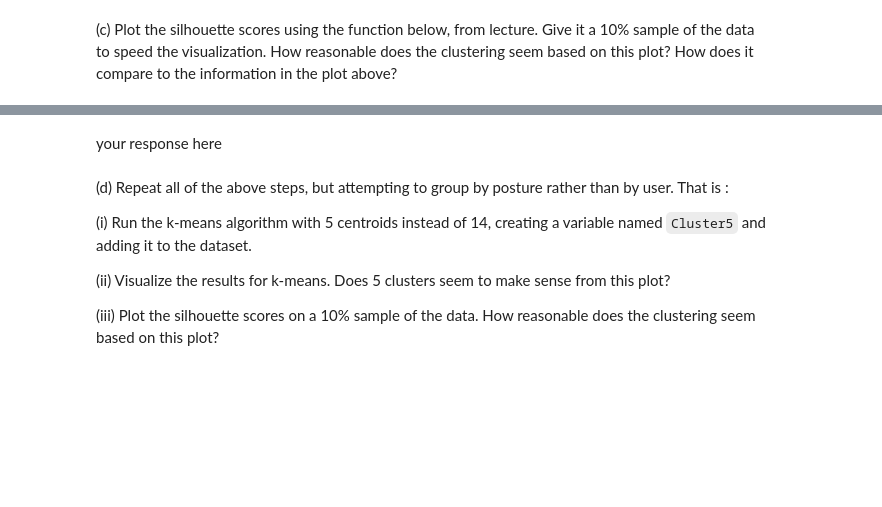
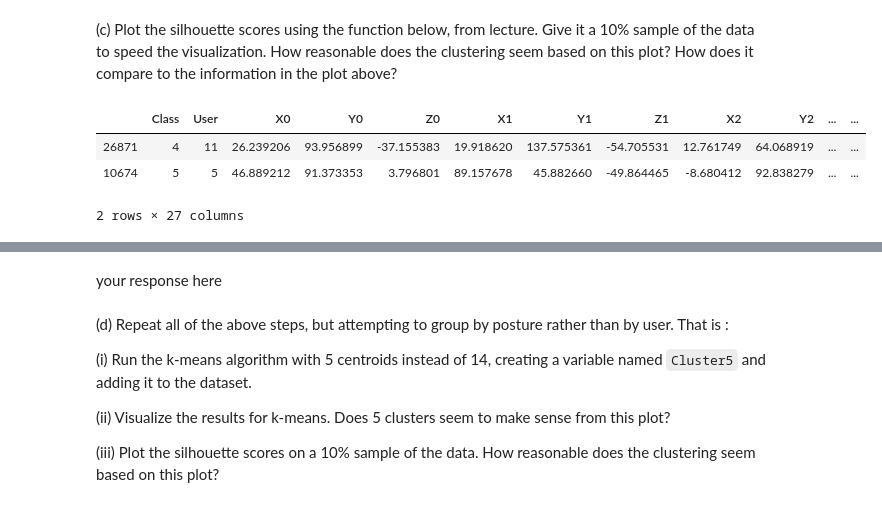
Before and after one commit to gurdeep101/2020-CS109B, a Jupyter notebook: content/homeworks/hw02/notebook/cs109b_hw2.ipynb, the cells around one changed output, grey strips where cells are left out. Saved outputs shown, nothing was run; the diff lists cells and outputs as text; code cells hidden in the pictures; blank space fills up the shorter version.

```diff
--- a/content/homeworks/hw02/notebook/cs109b_hw2.ipynb
+++ b/content/homeworks/hw02/notebook/cs109b_hw2.ipynb
@@ -309,0 +327,8 @@ def silplot(X, cluster_labels, clusterer, pointlabels=None):
+# %%
+handy_10pct = handy.sample(frac = 0.1)
+handy_10pct.head(n=2)
+# %% [output]
+|  | Class | User | X0 | Y0 | Z0 | X1 | Y1 | Z1 | X2 | Y2 | ... | ... |
+| 26871 | 4 | 11 | 26.239206 | 93.956899 | -37.155383 | 19.918620 | 137.575361 | -54.705531 | 12.761749 | 64.068919 | ... | ... |
+| 10674 | 5 | 5 | 46.889212 | 91.373353 | 3.796801 | 89.157678 | 45.882660 | -49.864465 | -8.680412 | 92.838279 | ... | ... |
+2 rows × 27 columns
```
Also changed, not shown: parts of 14 cells of this notebook.
